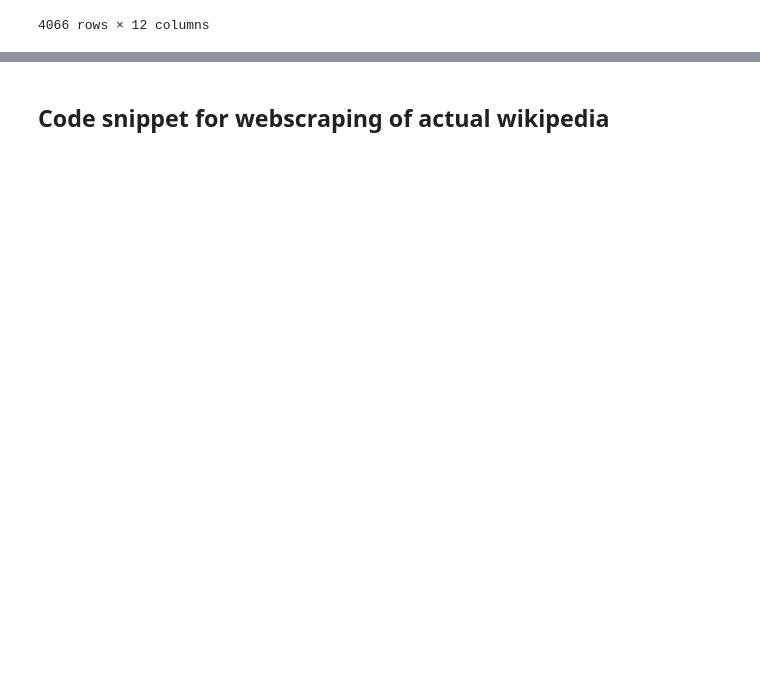
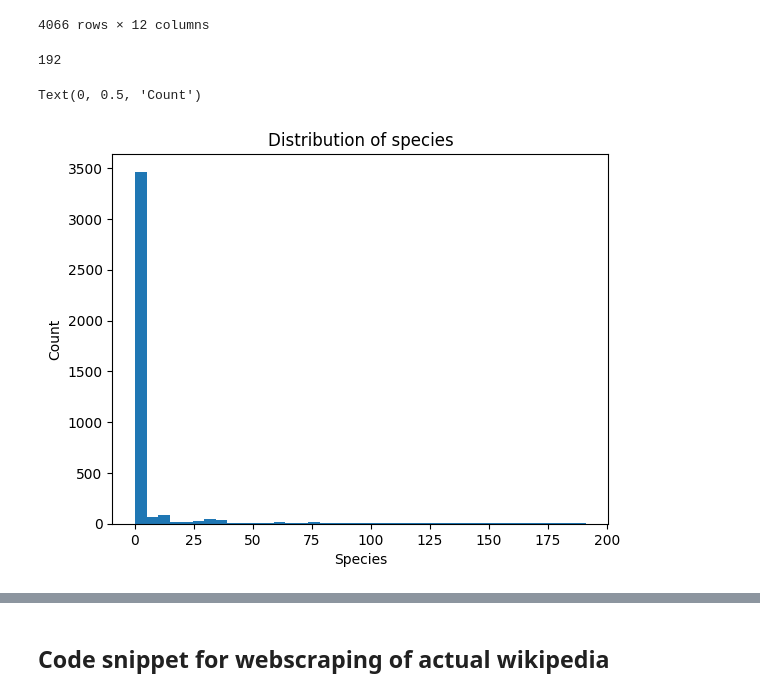
Before and after one commit to fridamariejoergensen/CSS_project, a Jupyter notebook: Explainer_Notebook.ipynb, the cells around one changed output, grey strips where cells are left out. Saved outputs shown, nothing was run; the diff lists cells and outputs as text; code cells hidden in the pictures; blank space fills up the shorter version.

Commit message:
graph initiated + distribution of species

```diff
--- a/Explainer_Notebook.ipynb
+++ b/Explainer_Notebook.ipynb
@@ -289,3 +249,48 @@ df_data.to_pickle("df_data")
 # %%
 # Load dataframe:
 df_data_loaded = pd.read_pickle("df_data")
+# %%
+# Saving filtered data
+filtered_data = df_data_loaded[~((df_data_loaded["Blood status"].isnull())&(df_data_loaded["House"].isnull())&(df_data_loaded["Species"].isnull())&(df_data_loaded["Death time"].isnull())&(df_data_loaded["Alias"].isnull()))]
+# %%
+# Plotting distribution of species
+species = filtered_data['Species']
+
+# Finding all types of species
+species_types = []
+for i in species:
+    if i not in species_types:
+        species_types.append(i)
+
+print(len(species_types)) # 192 different species
+
+# Converting each species to an integer
+dict = {}
+for i in range(len(species_types)):
+    dict[i] = species_types[i]
+keys = list(dict.keys())
+values = list(dict.values())
+
+# Making list of species integers
+species_int = []
+for i in species:
+    for j in range(len(values)):
+        if i == values[j]:
+            species_int.append(keys[j])
+# %% [output]
+192
+# %%
+# Plotting distribution
+bins = np.linspace(min(species_int), max(species_int), 40)
+hist, edges = np.histogram(species_int, bins=bins)
+x = (edges[1:]+edges[:-1])/2
+width = bins[1]-bins[0]
+fig, ax = plt.subplots()
+ax.bar(x, hist, width)
+ax.set_title('Distribution of species')
+ax.set_xlabel('Species')
+ax.set_ylabel('Count')
+# Very heavy tailed therefore log transforming
+# %% [output]
+Text(0, 0.5, 'Count')
+[figure, added]
```
Also changed, not shown: parts of 9 cells of this notebook.
